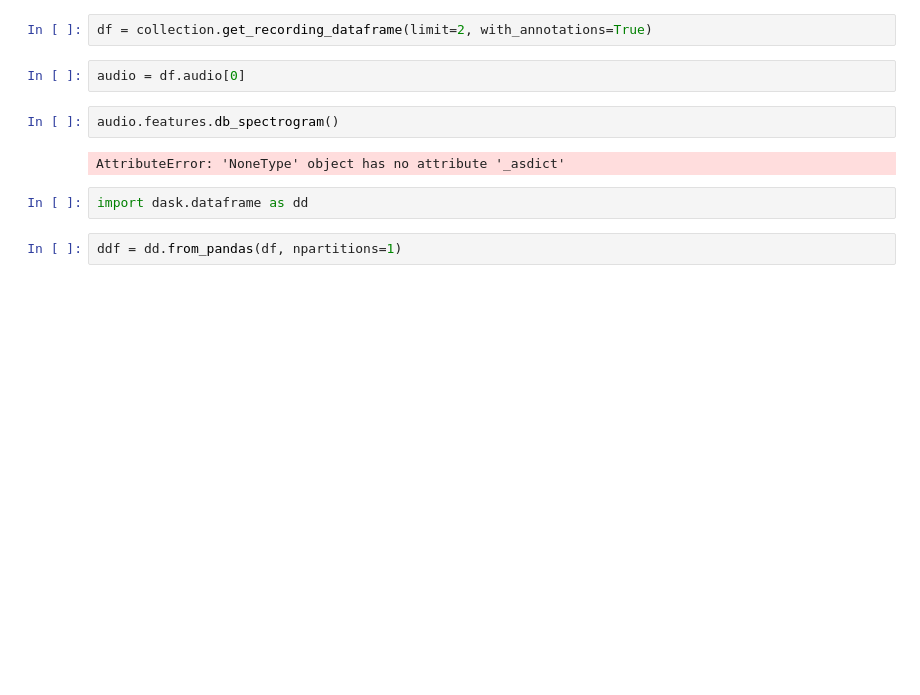
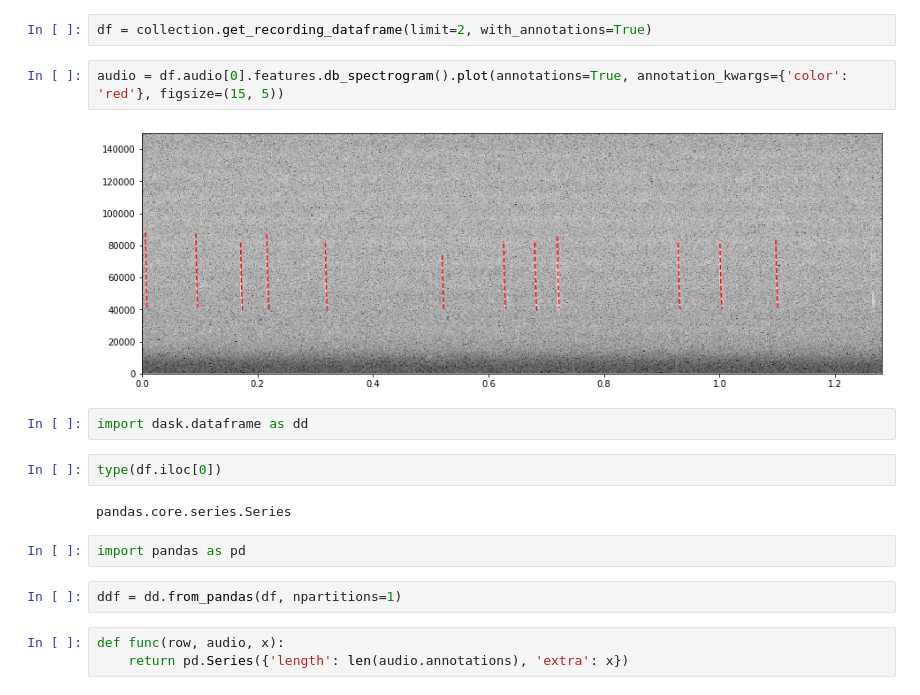
Before and after one commit to CONABIO/yuntu, a Jupyter notebook: tutorials/Datastores.ipynb, the cells around one changed output. Cells and saved outputs as stored; diff of their text form; blank space fills up the shorter version.

```diff
--- a/tutorials/Datastores.ipynb
+++ b/tutorials/Datastores.ipynb
@@ -195,14 +195,21 @@ db_config = {
 collection = Collection(db_config)
 # %%
 df = collection.get_recording_dataframe(limit=2, with_annotations=True)
-# %%
-audio = df.audio[0]
-# %%
-audio.features.db_spectrogram()
-# %% [output]
-AttributeError: 'NoneType' object has no attribute '_asdict'
+# %%
+audio = df.audio[0].features.db_spectrogram().plot(annotations=True, annotation_kwargs={'color': 'red'}, figsize=(15, 5))
+# %% [output]
+[figure, added]
 # %%
 import dask.dataframe as dd
+# %%
+type(df.iloc[0])
+# %% [output]
+pandas.core.series.Series
+# %%
+import pandas as pd
 # %%
 ddf = dd.from_pandas(df, npartitions=1)
+# %%
+def func(row, audio, x):
+    return pd.Series({'length': len(audio.annotations), 'extra': x})
 # %%
```
Also changed, not shown: parts of 2 cells of this notebook, 1 other file.
